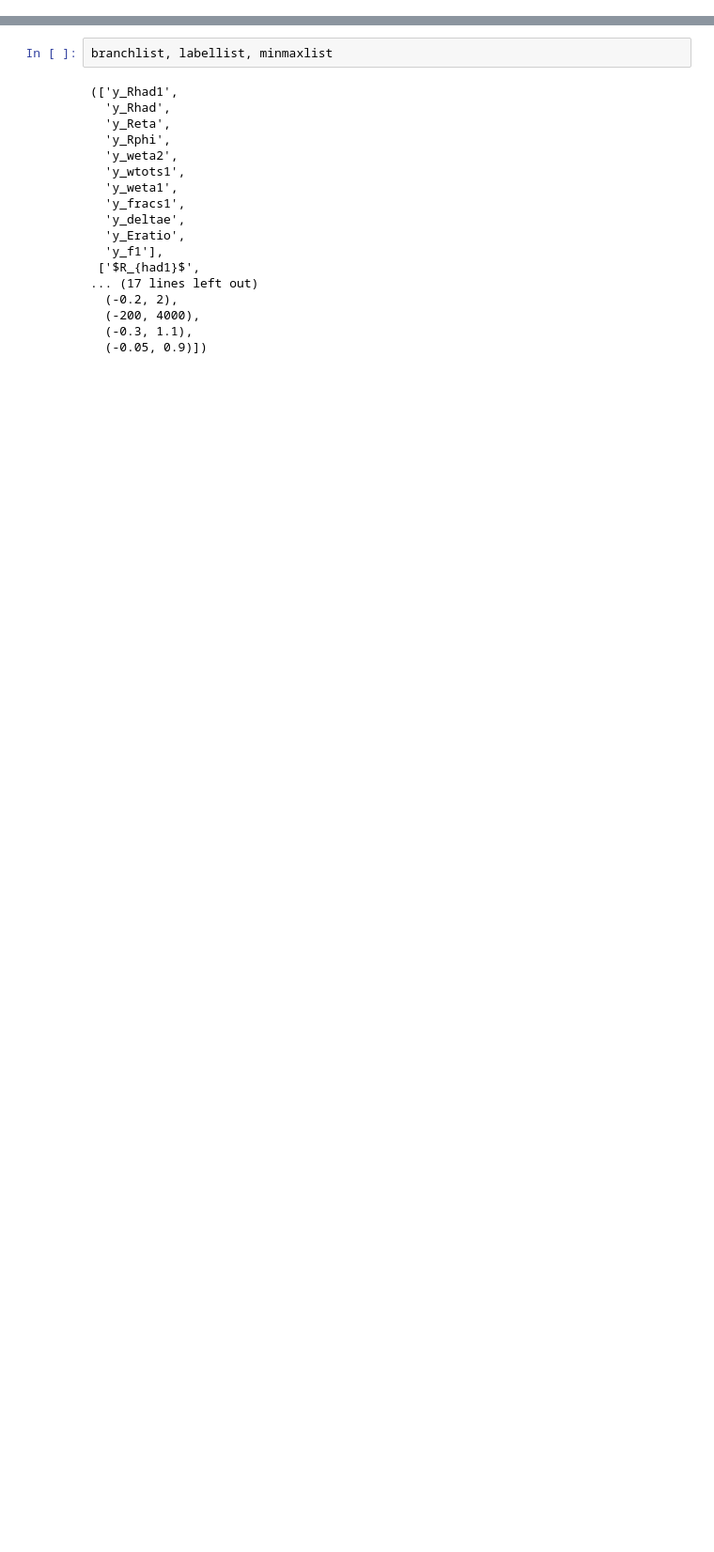
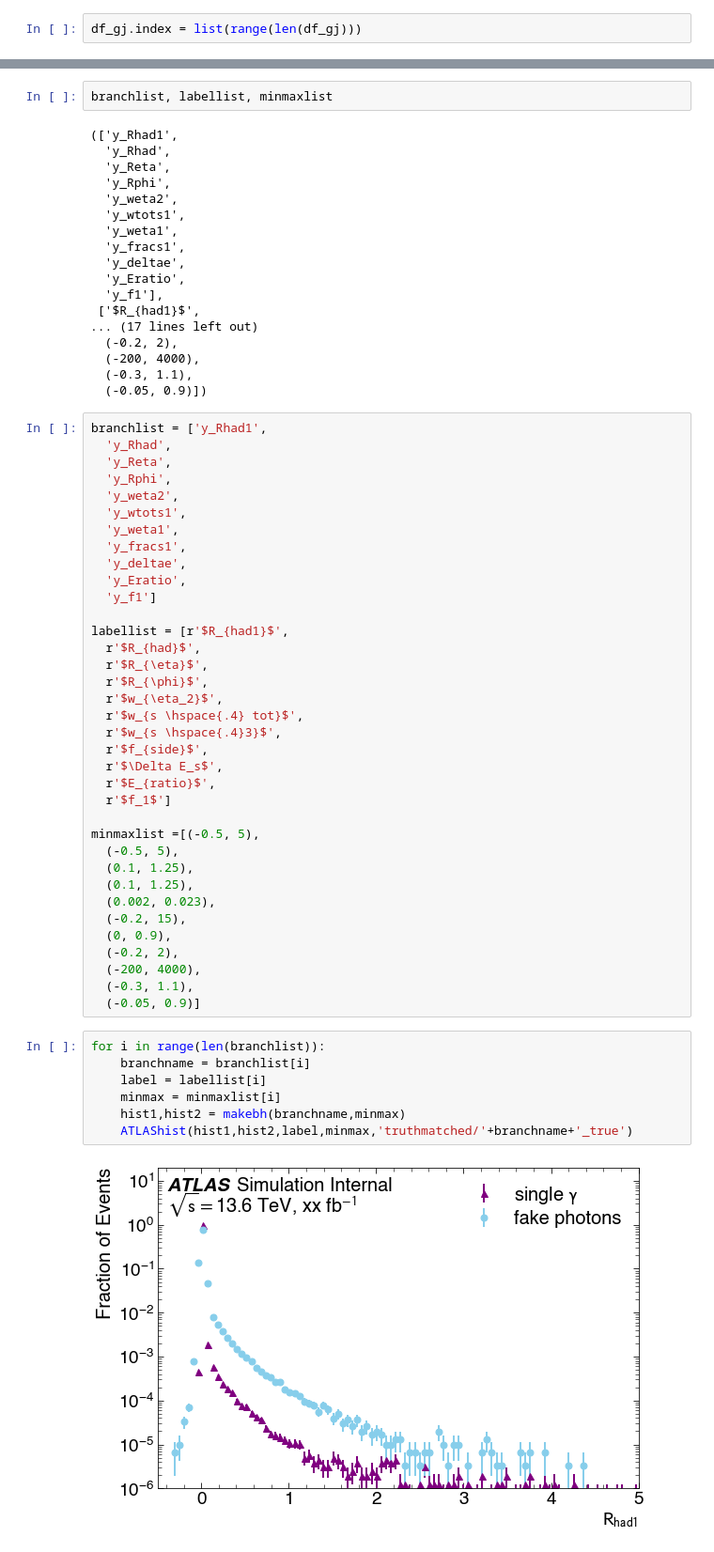
Before and after one commit to kyranks/photon-study, a Jupyter notebook: 03PhotonPlottingFunction.ipynb, the cells around one changed output, grey strips where cells are left out. Shown at 94% size. Cells and saved outputs as stored; diff of their text form; blank space fills up the shorter version.

```diff
--- a/03PhotonPlottingFunction.ipynb
+++ b/03PhotonPlottingFunction.ipynb
@@ -20,0 +25,2 @@ df_jj = jetjetSP.arrays(branches,library='pd')
+# %%
+df_gj.index = list(range(len(df_gj)))
@@ -288,3 +521,48 @@ branchlist, labellist, minmaxlist
   (-200, 4000),
   (-0.3, 1.1),
   (-0.05, 0.9)])
+# %%
+branchlist = ['y_Rhad1',
+  'y_Rhad',
+  'y_Reta',
+  'y_Rphi',
+  'y_weta2',
+  'y_wtots1',
+  'y_weta1',
+  'y_fracs1',
+  'y_deltae',
+  'y_Eratio',
+  'y_f1']
+
+labellist = [r'$R_{had1}$',
+  r'$R_{had}$',
+  r'$R_{\eta}$',
+  r'$R_{\phi}$',
+  r'$w_{\eta_2}$',
+  r'$w_{s \hspace{.4} tot}$',
+  r'$w_{s \hspace{.4}3}$',
+  r'$f_{side}$',
+  r'$\Delta E_s$',
+  r'$E_{ratio}$',
+  r'$f_1$']
+
+minmaxlist =[(-0.5, 5),
+  (-0.5, 5),
+  (0.1, 1.25),
+  (0.1, 1.25),
+  (0.002, 0.023),
+  (-0.2, 15),
+  (0, 0.9),
+  (-0.2, 2),
+  (-200, 4000),
+  (-0.3, 1.1),
+  (-0.05, 0.9)]
+# %%
+for i in range(len(branchlist)):
+    branchname = branchlist[i]
+    label = labellist[i]
+    minmax = minmaxlist[i]
+    hist1,hist2 = makebh(branchname,minmax)
+    ATLAShist(hist1,hist2,label,minmax,'truthmatched/'+branchname+'_true')
+# %% [output]
+[figure, added]
```
Also changed, not shown: parts of 40 cells of this notebook, 5 other files.
